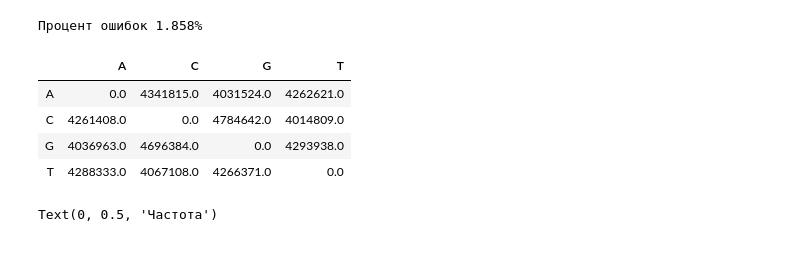
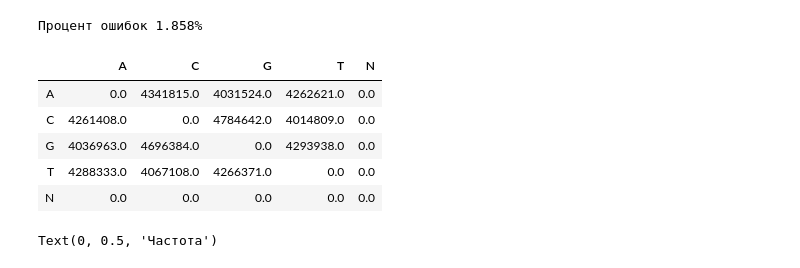
Before and after one commit to alexmorphine/NGS_course, a Jupyter notebook: homework_2/homework_2.ipynb, the cells around one changed output. Cells and saved outputs as stored; diff of their text form; code cells hidden in the pictures.

```diff
--- a/homework_2/homework_2.ipynb
+++ b/homework_2/homework_2.ipynb
@@ -244,7 +244,9 @@ Text(0, 0.5, 'Кол-во ридов')
 ## 3
 # %%
 def substitution_matrix(fasta, sam, poly=3):
-    letters = {'A': 0, 'C': 1, 'G': 2, 'T': 3}
+    letters = {'A': 0, 'C': 1, 'G': 2, 'T': 3, 'N': 4}
+    unique_ref = set()
+    unique_sam = set()
 
     with open(fasta) as file:
         reference = ''.join([line.strip() for line in file if not line.startswith('>')])
@@ -263,13 +265,14 @@ def substitution_matrix(fasta, sam, poly=3):
         state = []
         state.append(ref_position)
 
-    sm = np.zeros([4, 4])
+    sm = np.zeros([5, 5])
     reads_length, errors = 0, 0
 
     with open(sam) as file:
         cigars = Counter()
         insertions = Counter()
         deletions = Counter()
+
         qinsertions = Counter()
         qdeletions = Counter()
         stats = Counter()
@@ -320,7 +323,8 @@ def substitution_matrix(fasta, sam, poly=3):
                     sum_quality[c] += quality[k]
 
             for j, ref_position in enumerate(reference_region):
-                if ref_position != read[j] and read[j] != 'N':
+
+                if ref_position != read[j]:
                     sm[letters[read[j]], letters[ref_position]] += 1
                     errors += 1
                 if data[2] == '*' or data[5] == '*':
@@ -333,6 +337,7 @@ def substitution_matrix(fasta, sam, poly=3):
                                 stats[s] += 1
                         else:
                             stats[s] += 1
+
     average_quality = {}
     for i in cigars.keys():
         average_quality[i] = 0 if not sum_cnt[i] else sum_quality[i] / sum_cnt[i]
@@ -360,6 +385,12 @@ sm
+# %%
+res = substitution_matrix('data/B.faecium/ref.fasta', 'jump.sam')
 # %%
-sm, _, errors, reads_length, _ = substitution_matrix('data/B.faecium/ref.fasta', 'jump.sam')
-letters = sorted(['A', 'C', 'G', 'T'])
+sm = res[0]
+errors = res[2]
+reads_length = res[3]
+qdeletions = res[9]
+qinsertions = res[10]
+letters = ['A', 'C', 'G', 'T', 'N']
 sm = pd.DataFrame(sm, index=letters, columns=letters)
 
 print(f'mean errors = {(errors / reads_length * 100):.2f}%')
@@ -454,15 +496,16 @@ print(f'Процент ошибок {pr_errors * 100 :.3f}%')
 # %% [output]
 Процент ошибок 1.858%
 # %%
-letters = sorted(['A', 'C', 'G', 'T'])
+letters = ['A', 'C', 'G', 'T', 'N']
 sm = pd.DataFrame(sm, index=letters, columns=letters)
 sm
 # %% [output]
-|  | A | C | G | T |
-| A | 0.0 | 4341815.0 | 4031524.0 | 4262621.0 |
-| C | 4261408.0 | 0.0 | 4784642.0 | 4014809.0 |
-| G | 4036963.0 | 4696384.0 | 0.0 | 4293938.0 |
-| T | 4288333.0 | 4067108.0 | 4266371.0 | 0.0 |
+|  | A | C | G | T | N |
+| A | 0.0 | 4341815.0 | 4031524.0 | 4262621.0 | 0.0 |
+| C | 4261408.0 | 0.0 | 4784642.0 | 4014809.0 | 0.0 |
+| G | 4036963.0 | 4696384.0 | 0.0 | 4293938.0 | 0.0 |
+| T | 4288333.0 | 4067108.0 | 4266371.0 | 0.0 | 0.0 |
+| N | 0.0 | 0.0 | 0.0 | 0.0 | 0.0 |
 # %%
 insertions = pd.DataFrame(insertions, columns=['x', 'y'])
 deletions = pd.DataFrame(deletions, columns=['x', 'y'])
```
Also changed, not shown: parts of 17 cells of this notebook, 1 other file.
